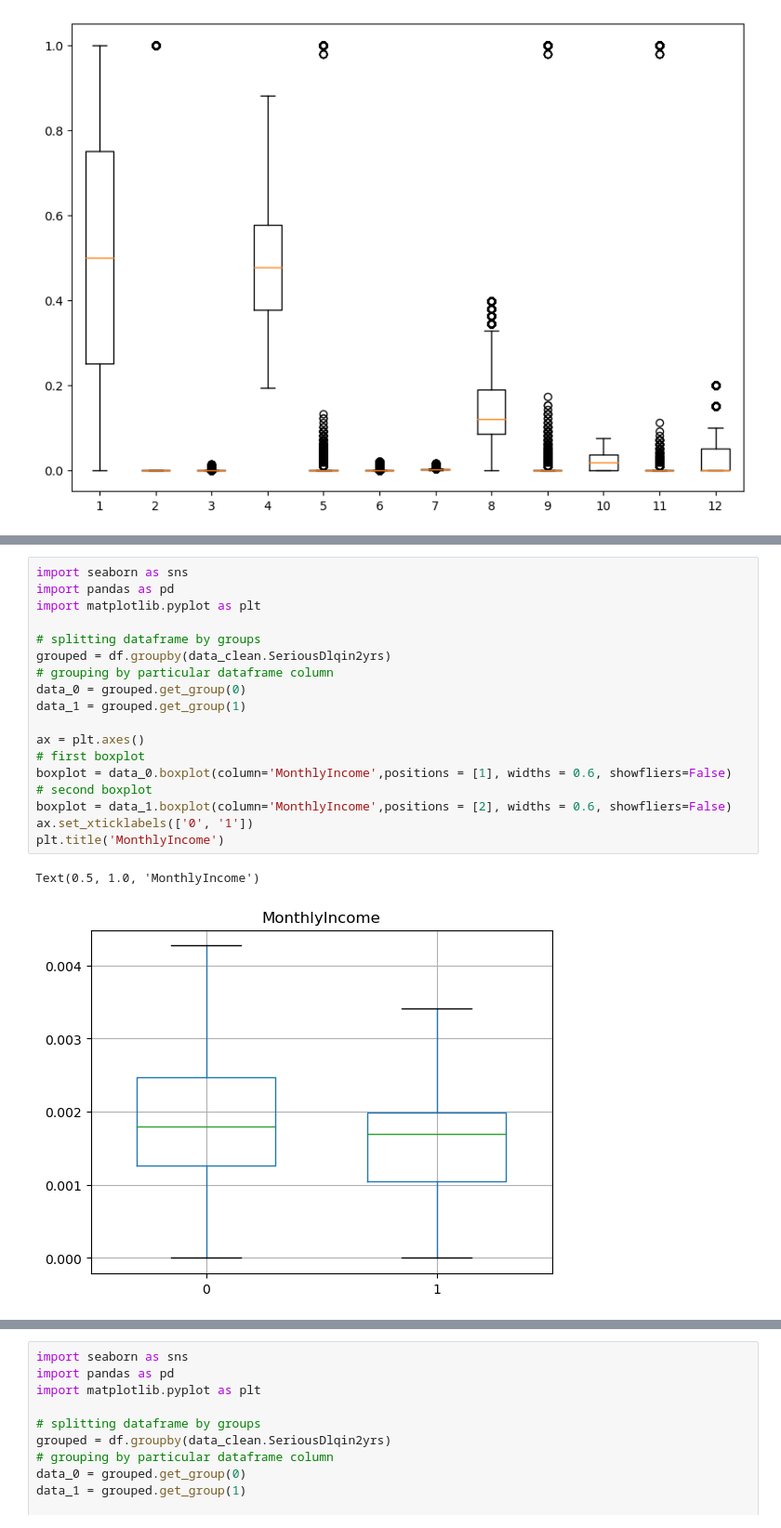
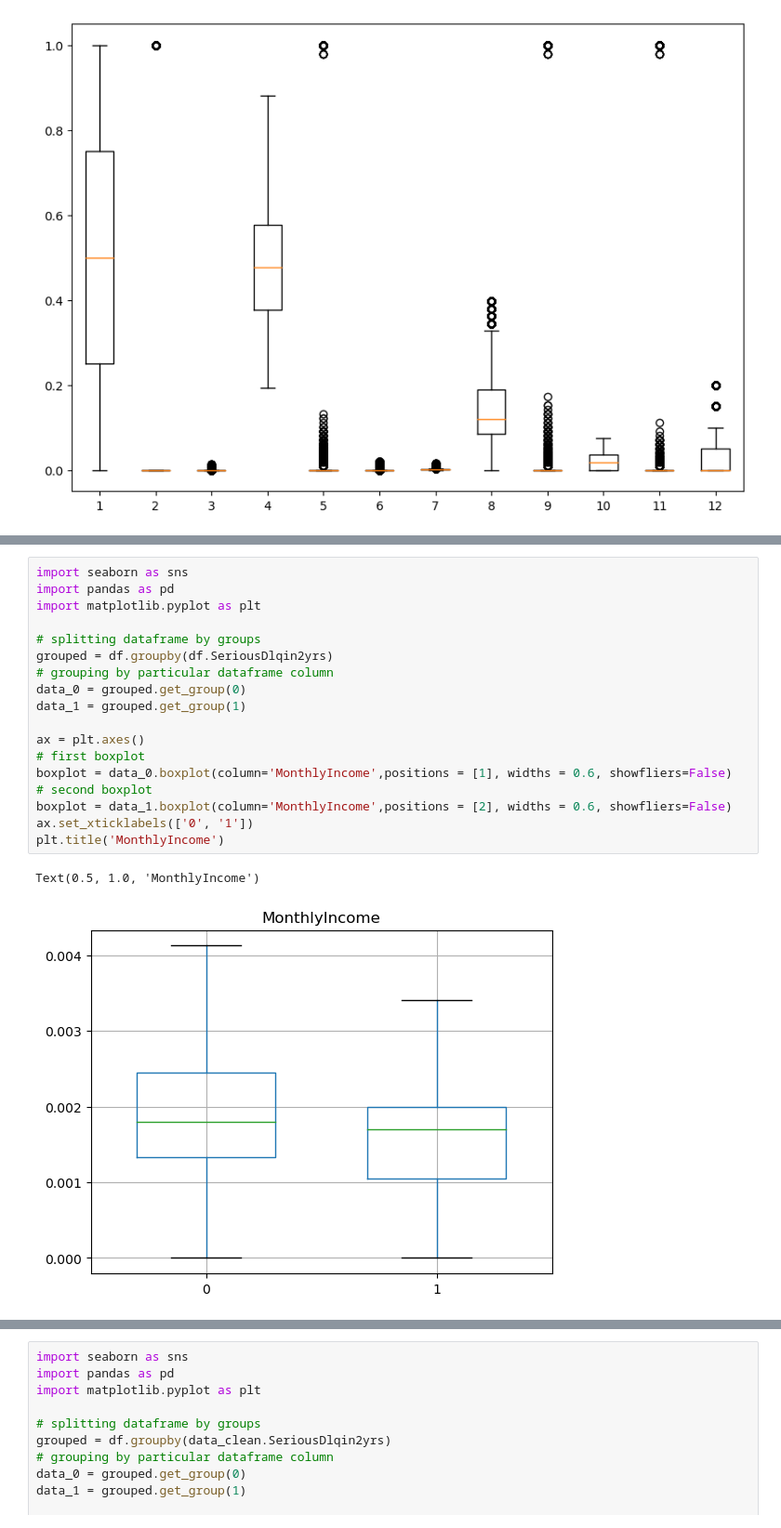
Before and after one commit to khaoula789/Credit-Risk-Prediction-using-Random-Forest, a Jupyter notebook: projet de scoring.ipynb, the cells around one changed output, grey strips where cells are left out. Shown at 93% size. Saved outputs shown, nothing was run; the diff lists cells and outputs as text.

```diff
--- a/projet de scoring.ipynb
+++ b/projet de scoring.ipynb
@@ -275,24 +297,24 @@ Text(0.5, 1.0, 'DebtRatio')
 # %%
 import seaborn as sns
 import pandas as pd
 import matplotlib.pyplot as plt
 
 # splitting dataframe by groups
-grouped = df.groupby(data_clean.SeriousDlqin2yrs)
+grouped = df.groupby(df.SeriousDlqin2yrs)
 # grouping by particular dataframe column
 data_0 = grouped.get_group(0)
 data_1 = grouped.get_group(1)
 
 ax = plt.axes()
 # first boxplot
 boxplot = data_0.boxplot(column='MonthlyIncome',positions = [1], widths = 0.6, showfliers=False)
 # second boxplot
 boxplot = data_1.boxplot(column='MonthlyIncome',positions = [2], widths = 0.6, showfliers=False)
 ax.set_xticklabels(['0', '1'])
 plt.title('MonthlyIncome')
 # %% [output]
 Text(0.5, 1.0, 'MonthlyIncome')
-[figure, old version]
+[figure, new version]
 # %%
 import seaborn as sns
 import pandas as pd
```
Also changed, not shown: parts of 31 cells of this notebook.
